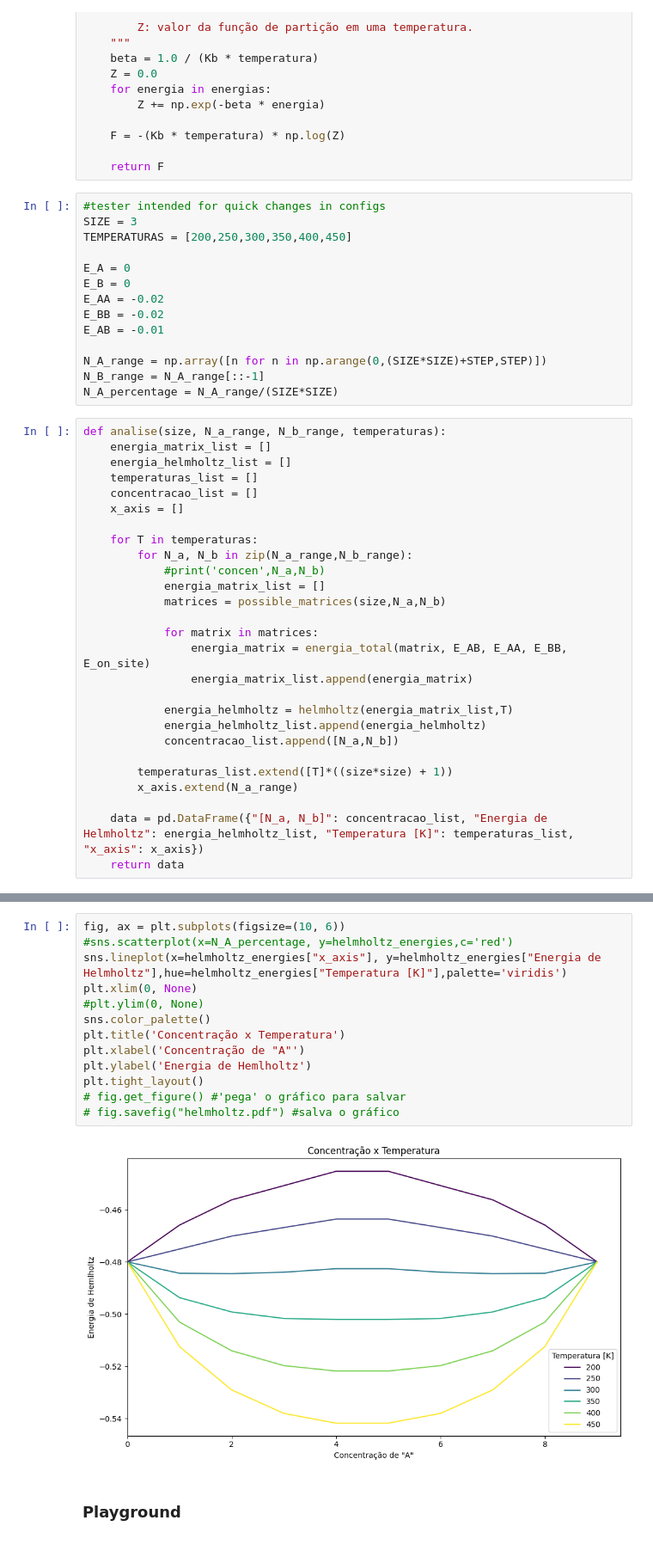
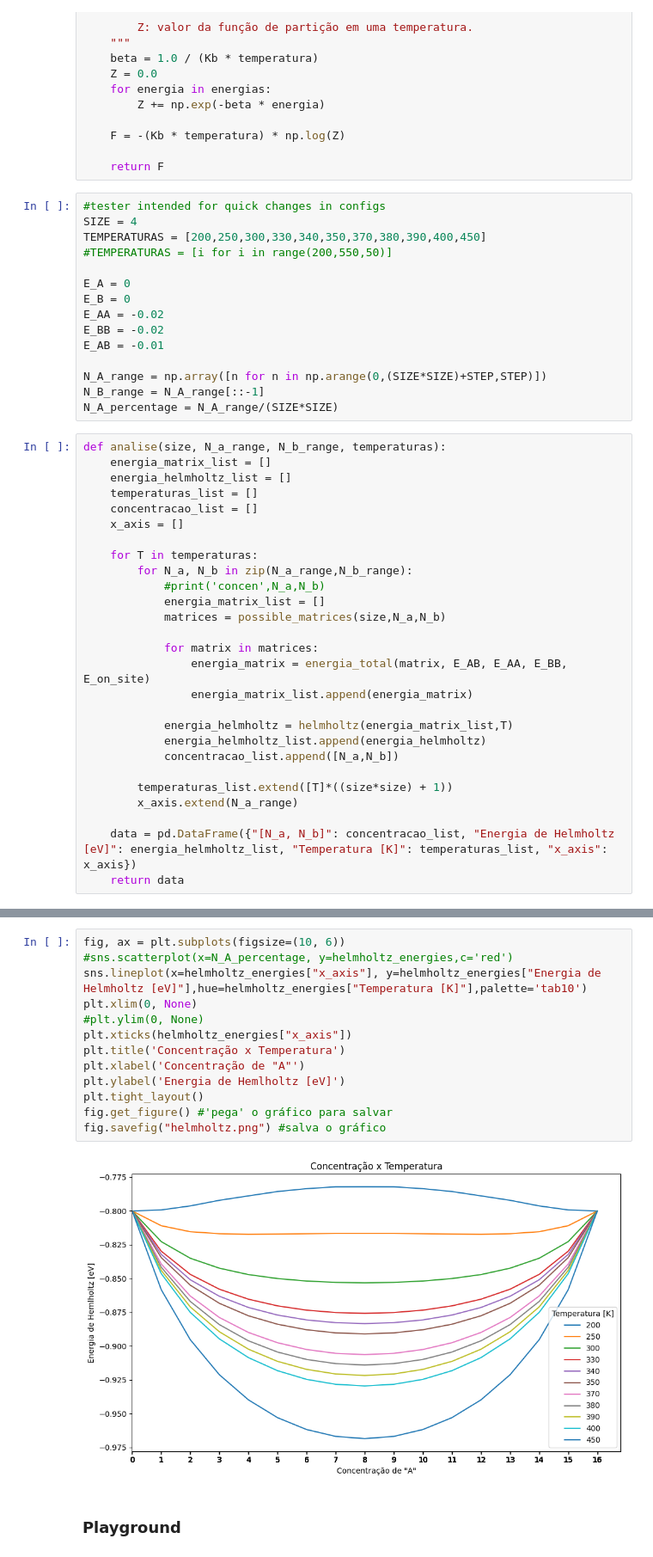
Before and after one commit to Gbeneti/ensemble_canonico, a Jupyter notebook: ensemble_canonico_mistura.ipynb, the cells around one changed output, grey strips where cells are left out. Shown: that part at 86% size. Saved outputs shown, nothing was run; the diff lists cells and outputs as text.

Commit message:
minor issues with plotting + result + README update

```diff
--- a/ensemble_canonico_mistura.ipynb
+++ b/ensemble_canonico_mistura.ipynb
@@ -139,8 +139,9 @@ def helmholtz(energias, temperatura):
     return F
 # %%
 #tester intended for quick changes in configs
-SIZE = 3
-TEMPERATURAS = [200,250,300,350,400,450]
+SIZE = 4
+TEMPERATURAS = [200,250,300,330,340,350,370,380,390,400,450]
+#TEMPERATURAS = [i for i in range(200,550,50)]
 
 E_A = 0
 E_B = 0
@@ -176,7 +177,7 @@ def analise(size, N_a_range, N_b_range, temperaturas):
         temperaturas_list.extend([T]*((size*size) + 1))
         x_axis.extend(N_a_range)
 
-    data = pd.DataFrame({"[N_a, N_b]": concentracao_list, "Energia de Helmholtz": energia_helmholtz_list, "Temperatura [K]": temperaturas_list, "x_axis": x_axis})
+    data = pd.DataFrame({"[N_a, N_b]": concentracao_list, "Energia de Helmholtz [eV]": energia_helmholtz_list, "Temperatura [K]": temperaturas_list, "x_axis": x_axis})
     return data
 # %%
 helmholtz_energies = analise(SIZE,N_A_range,N_B_range,TEMPERATURAS)
@@ -202,17 +199,17 @@ helmholtz_energies
 # %%
 fig, ax = plt.subplots(figsize=(10, 6))
 #sns.scatterplot(x=N_A_percentage, y=helmholtz_energies,c='red')
-sns.lineplot(x=helmholtz_energies["x_axis"], y=helmholtz_energies["Energia de Helmholtz"],hue=helmholtz_energies["Temperatura [K]"],palette='viridis')
+sns.lineplot(x=helmholtz_energies["x_axis"], y=helmholtz_energies["Energia de Helmholtz [eV]"],hue=helmholtz_energies["Temperatura [K]"],palette='tab10')
 plt.xlim(0, None)
 #plt.ylim(0, None)
-sns.color_palette()
+plt.xticks(helmholtz_energies["x_axis"])
 plt.title('Concentração x Temperatura')
 plt.xlabel('Concentração de "A"')
-plt.ylabel('Energia de Hemlholtz')
+plt.ylabel('Energia de Hemlholtz [eV]')
 plt.tight_layout()
-# fig.get_figure() #'pega' o gráfico para salvar
-# fig.savefig("helmholtz.pdf") #salva o gráfico
+fig.get_figure() #'pega' o gráfico para salvar
+fig.savefig("helmholtz.png") #salva o gráfico
 # %% [output]
-[figure, old version]
+[figure, new version]
 # %% [markdown]
 ### Playground
```
Also changed, not shown: parts of 3 cells of this notebook, 2 other files.
